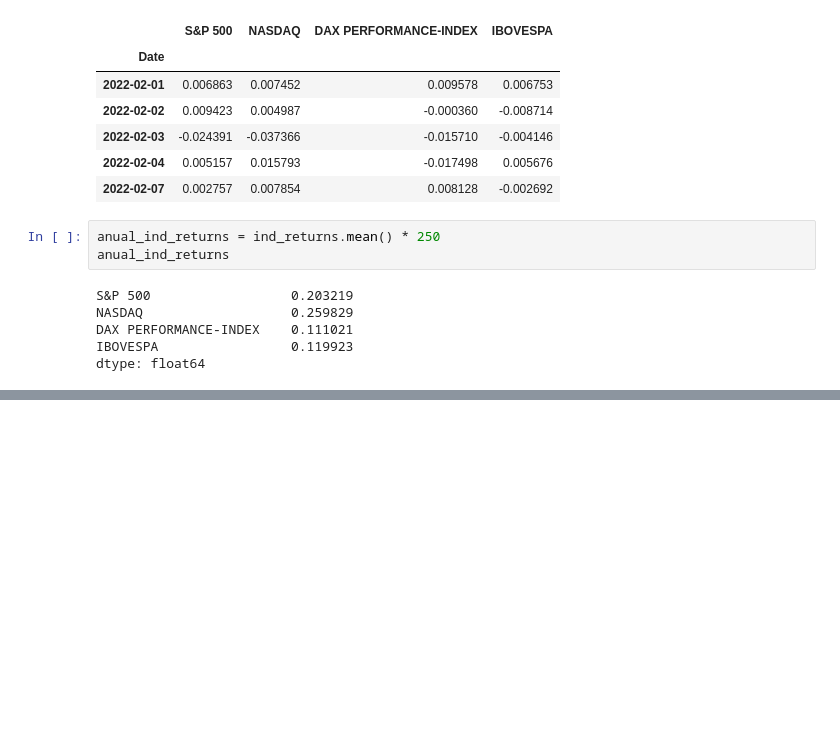
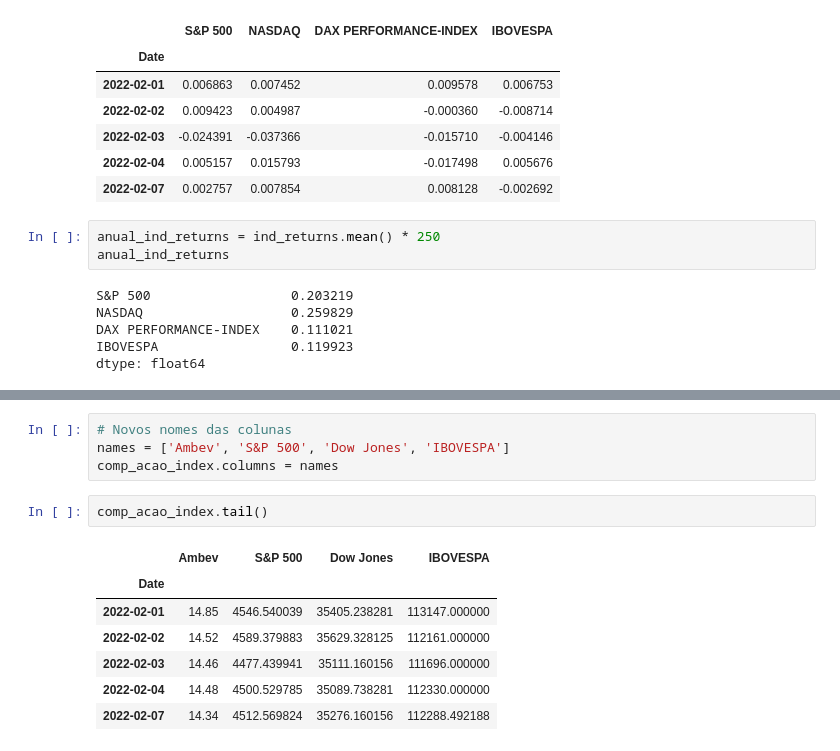
Before and after one commit to anablima/Python-Studies, a Jupyter notebook: Python-Finanças-Udemy/RetornoIndicesBolsas.ipynb, the cells around one changed output, grey strips where cells are left out. Saved outputs shown, nothing was run; the diff lists cells and outputs as text; blank space fills up the shorter version.

```diff
--- a/Python-Finanças-Udemy/RetornoIndicesBolsas.ipynb
+++ b/Python-Finanças-Udemy/RetornoIndicesBolsas.ipynb
@@ -85,0 +96,14 @@ dtype: float64
+# %%
+# Novos nomes das colunas
+names = ['Ambev', 'S&P 500', 'Dow Jones', 'IBOVESPA']
+comp_acao_index.columns = names
+# %%
+comp_acao_index.tail()
+# %% [output]
+|  | Ambev | S&P 500 | Dow Jones | IBOVESPA |
+| Date |  |  |  |  |
+| 2022-02-01 | 14.85 | 4546.540039 | 35405.238281 | 113147.000000 |
+| 2022-02-02 | 14.52 | 4589.379883 | 35629.328125 | 112161.000000 |
+| 2022-02-03 | 14.46 | 4477.439941 | 35111.160156 | 111696.000000 |
+| 2022-02-04 | 14.48 | 4500.529785 | 35089.738281 | 112330.000000 |
+| 2022-02-07 | 14.34 | 4512.569824 | 35276.160156 | 112288.492188 |
```
Also changed, not shown: parts of 2 cells of this notebook.
